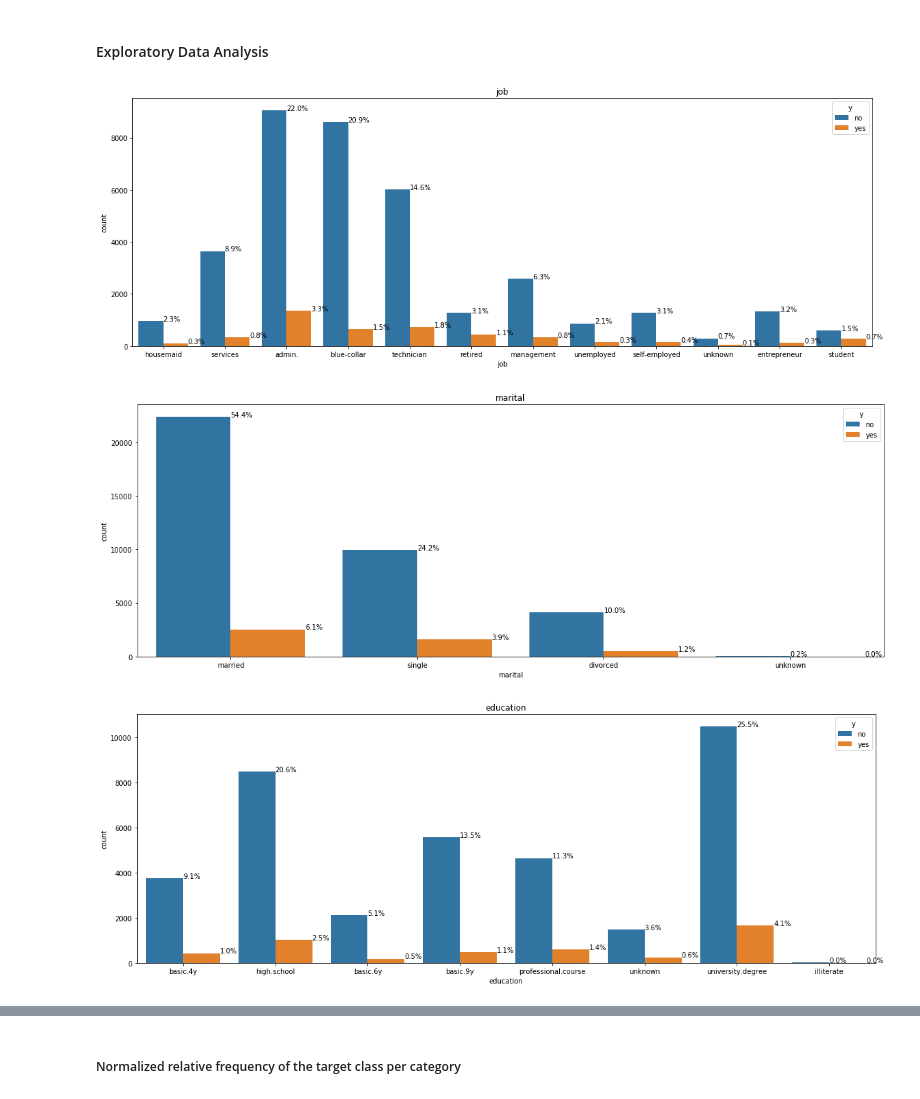
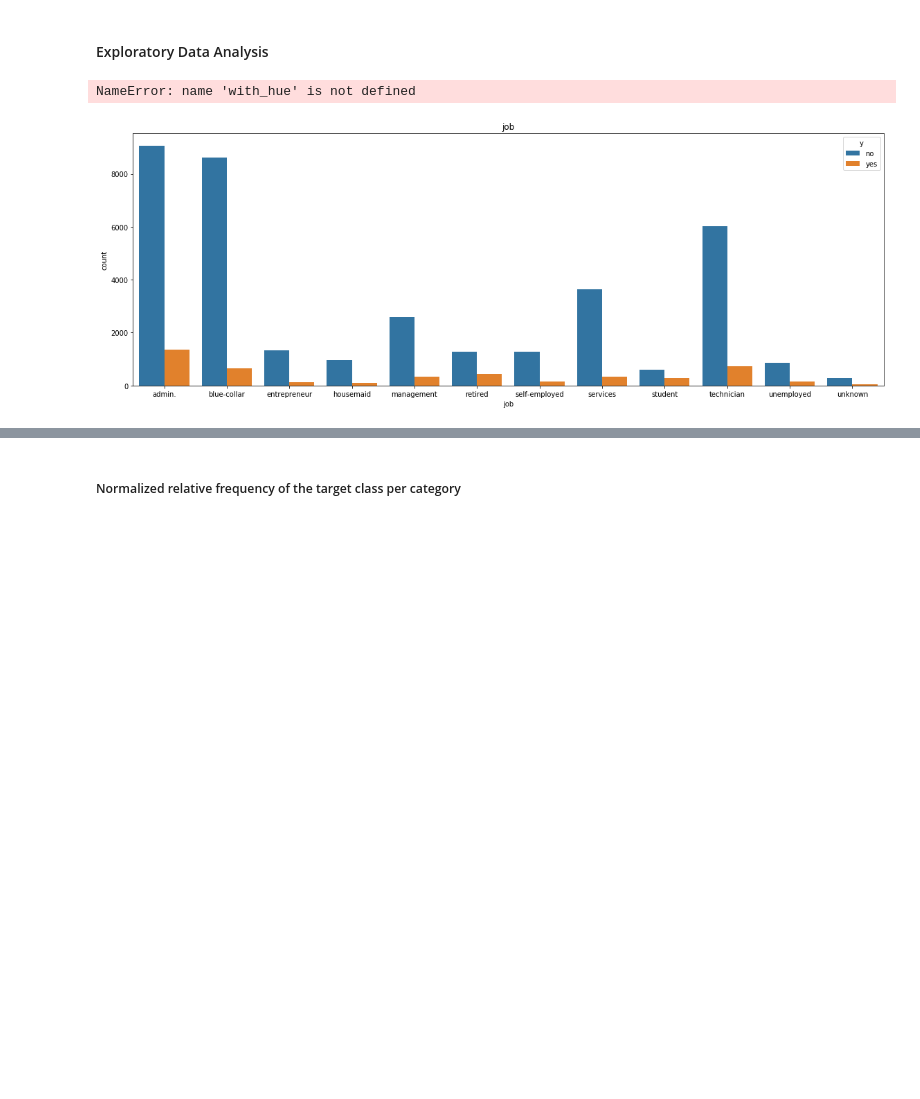
Before and after one commit to kavehamini/Bank_Marketing, a Jupyter notebook: Bank_Marketing.ipynb, the cells around one changed output, grey strips where cells are left out. Saved outputs shown, nothing was run; the diff lists cells and outputs as text; code cells hidden in the pictures; blank space fills up the shorter version.

```diff
--- a/Bank_Marketing.ipynb
+++ b/Bank_Marketing.ipynb
@@ -134,21 +134,22 @@ dtype: object
 # %%
 #Analyzing categorical data
 categorcial_variables = ['job', 'marital', 'education', 'default', 'loan', 'contact', 'month', 'day_of_week', 'campaign',
                          'poutcome','y']
 for col in categorcial_variables:
     plt.figure(figsize=(16,6))
     #sns.barplot(df[col].value_counts().index, df[col].value_counts().values)
-    ax = sns.countplot(x=col, data=df, hue='y')
+    order = sorted(df[col].unique())
+    ax = sns.countplot(x=col, data=df, hue='y', order=order)
     plt.title(col)
     plt.tight_layout()
     total = float(len(df))
-    for p in ax.patches:
-        percentage = '{:.1f}%'.format(100 * p.get_height()/total)
-        x = p.get_x() + p.get_width()
-        y = p.get_height()
-        ax.annotate(percentage, (x, y))
+    #for p in ax.patches:
+        #percentage = '{:.1f}%'.format(100 * p.get_height()/total)
+        #x = p.get_x() + p.get_width()
+        #y = p.get_height()
+        #ax.annotate(percentage, (x, y), ha="center")
+    with_hue(ax, df.col, 2,2)
     plt.show()
 # %% [output]
+NameError: name 'with_hue' is not defined
-[figure, old version]
+[figure, new version]
-[figure, removed]
-[figure, removed]
```
Also changed, not shown: parts of 1 cell of this notebook.
